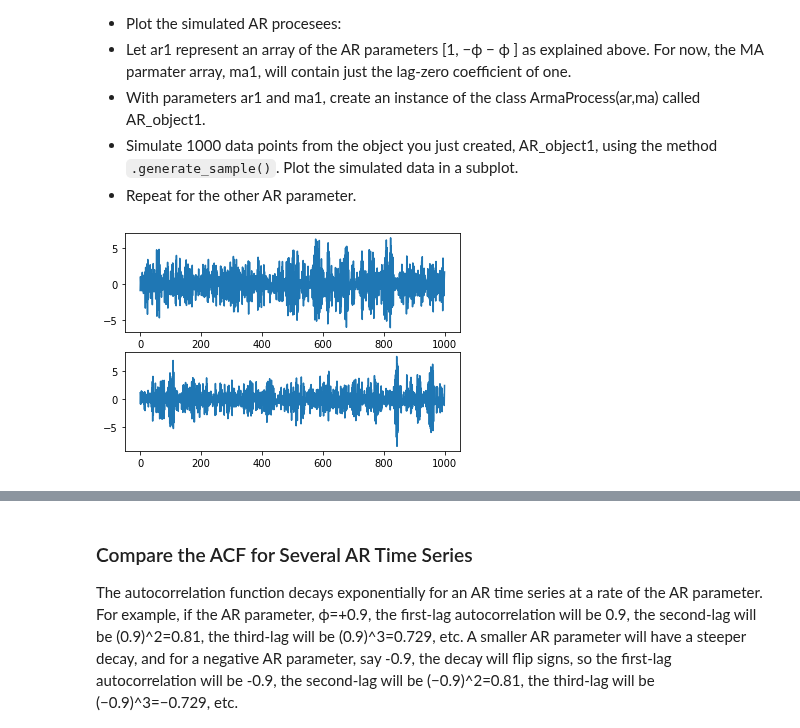
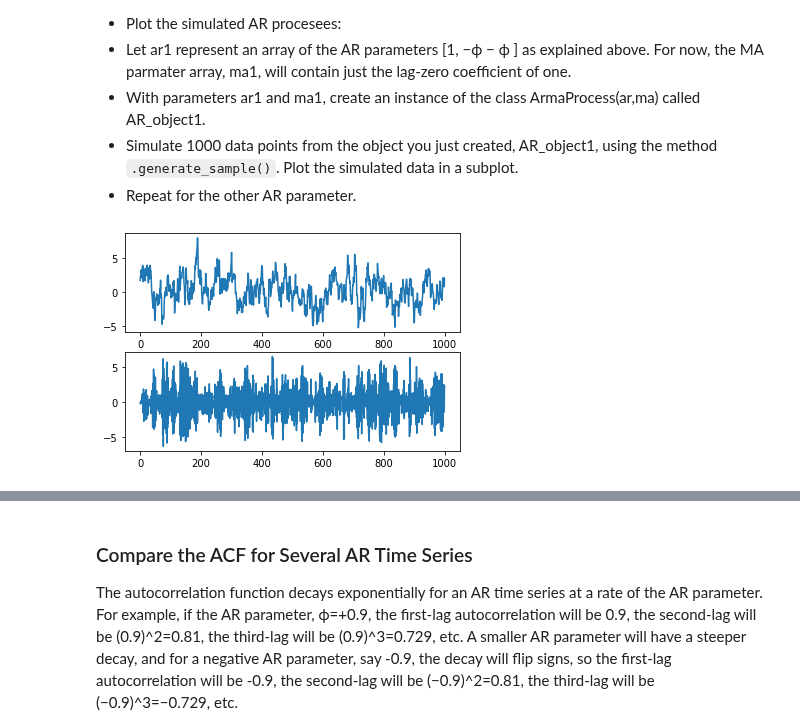
Before and after one commit to kurtsenol/pandas, a Jupyter notebook: Time-Series/time_series_2.ipynb, the cells around one changed output, grey strips where cells are left out. Saved outputs shown, nothing was run; the diff lists cells and outputs as text; code cells hidden in the pictures.

```diff
--- a/Time-Series/time_series_2.ipynb
+++ b/Time-Series/time_series_2.ipynb
@@ -15,29 +15,29 @@ There are a few conventions when using the arima_process module that require som
 # %%
 import pandas as pd
 import matplotlib.pyplot as plt
 import numpy as np
 
 # import the module for simulating data
 from statsmodels.tsa.arima_process import ArmaProcess
 
 # Plot 1: AR parameter = +0.9
 plt.subplot(2,1,1)
-ar1 = np.array([1, 0.9])
+ar1 = np.array([1, -0.9])
 ma1 = np.array([1])
 AR_object1 = ArmaProcess(ar1, ma1)
 simulated_data_1 = AR_object1.generate_sample(nsample=1000)
 plt.plot(simulated_data_1)
 
 # Plot 2: AR parameter = -0.9
 plt.subplot(2,1,2)
 ar2 = np.array([1, 0.9])
 ma2 = np.array([1])
 AR_object2 = ArmaProcess(ar2, ma2)
 simulated_data_2 = AR_object2.generate_sample(nsample=1000)
 plt.plot(simulated_data_2)
 plt.show()
 # %% [output]
-[figure, old version]
+[figure, new version]
 # %%
 # Plot 3: AR parameter = +0.3
 plt.subplot(1,1,1)
```
Also changed, not shown: parts of 4 cells of this notebook, 1 other file.
